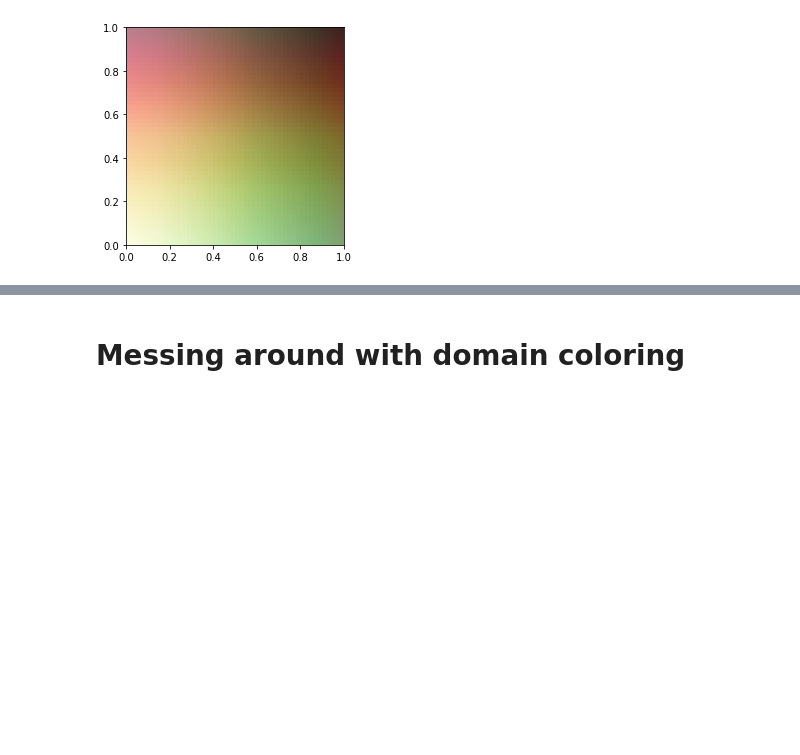
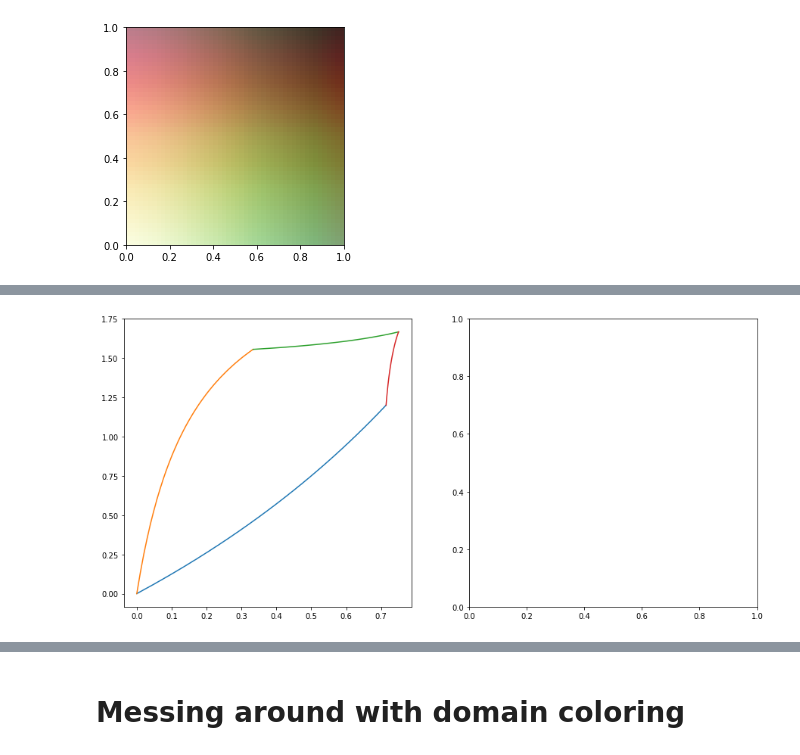
Before and after one commit to SimonEnsemble/nonlinear_sensing, a Jupyter notebook: viz mapping.ipynb, the cells around one changed output, grey strips where cells are left out. Drawn from its saved outputs; the diff is of its cells as text; code cells hidden in the pictures; blank space fills up the shorter version.

```diff
--- a/viz mapping.ipynb
+++ b/viz mapping.ipynb
@@ -323,0 +433,5 @@ ax[0].set_aspect('equal', 'box')
+# %%
+fig, ax = plt.subplots(1, 2, figsize=(15, 7))
+draw_mspace_boundaries(p_max, 0)
+# %% [output]
+[figure, added]
```
Also changed, not shown: parts of 12 cells of this notebook.
